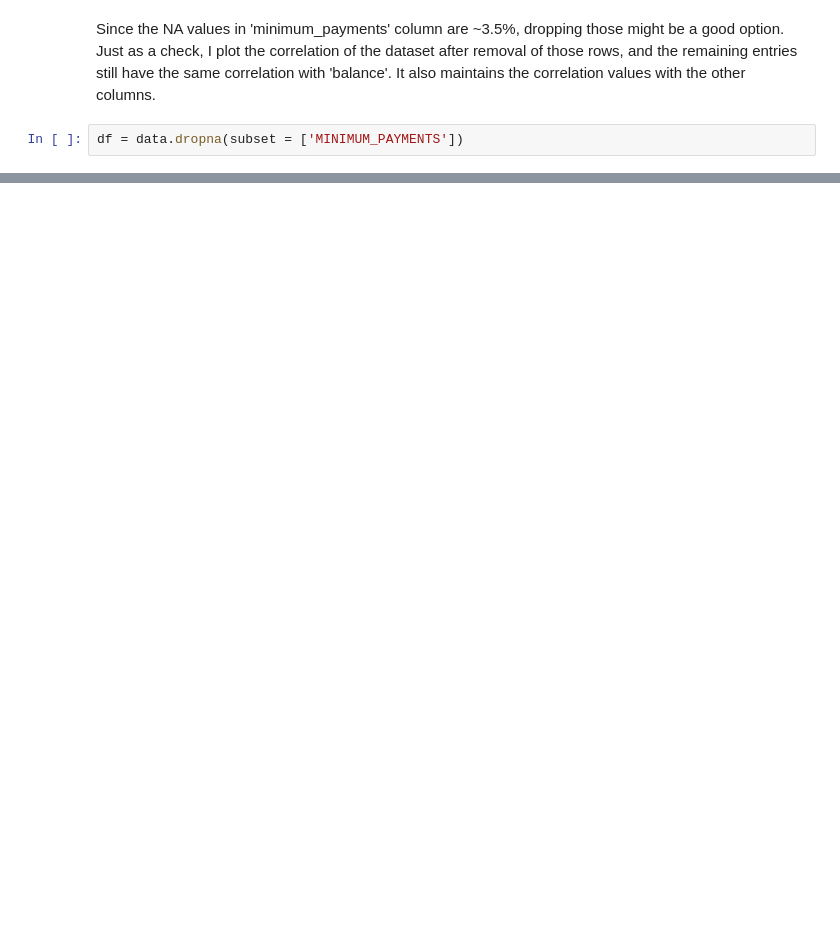
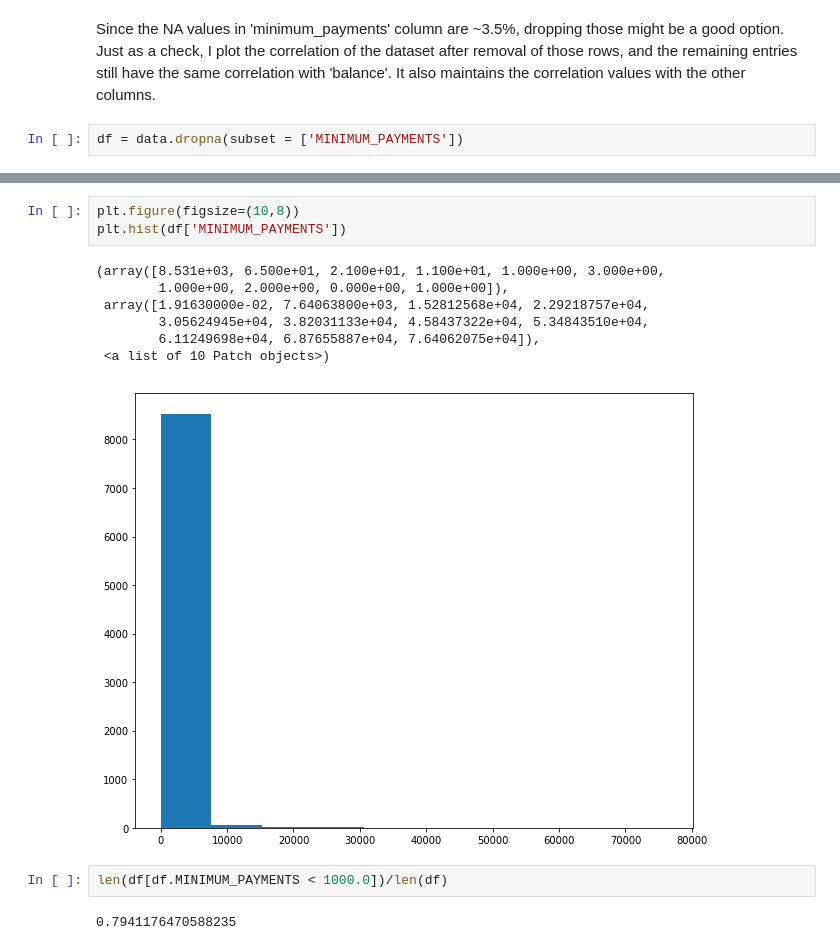
Before and after one commit to mnathvt/insight_data_challenge, a Jupyter notebook: dc2/cc_analysis.ipynb, the cells around one changed output, grey strips where cells are left out. Drawn from its saved outputs; the diff is of its cells as text; blank space fills up the shorter version.

```diff
--- a/dc2/cc_analysis.ipynb
+++ b/dc2/cc_analysis.ipynb
@@ -187,3 +187,18 @@ Hover to magify
 | MINIMUM_PAYMENTS | 0.4 | 0.13 | 0.094 | 0.049 | 0.13 | 0.14 | ... |
 | PRC_FULL_PAYMENT | -0.33 | -0.16 | 0.18 | 0.13 | 0.18 | -0.16 | ... |
 | TENURE | 0.067 | 0.1 | 0.085 | 0.063 | 0.083 | -0.073 | ... |
+# %%
+plt.figure(figsize=(10,8))
+plt.hist(df['MINIMUM_PAYMENTS'])
+# %% [output]
+(array([8.531e+03, 6.500e+01, 2.100e+01, 1.100e+01, 1.000e+00, 3.000e+00,
+        1.000e+00, 2.000e+00, 0.000e+00, 1.000e+00]),
+ array([1.91630000e-02, 7.64063800e+03, 1.52812568e+04, 2.29218757e+04,
+        3.05624945e+04, 3.82031133e+04, 4.58437322e+04, 5.34843510e+04,
+        6.11249698e+04, 6.87655887e+04, 7.64062075e+04]),
+ <a list of 10 Patch objects>)
+[figure, added]
+# %%
+len(df[df.MINIMUM_PAYMENTS < 1000.0])/len(df)
+# %% [output]
+0.7941176470588235
```
Also changed, not shown: parts of 10 cells of this notebook.
